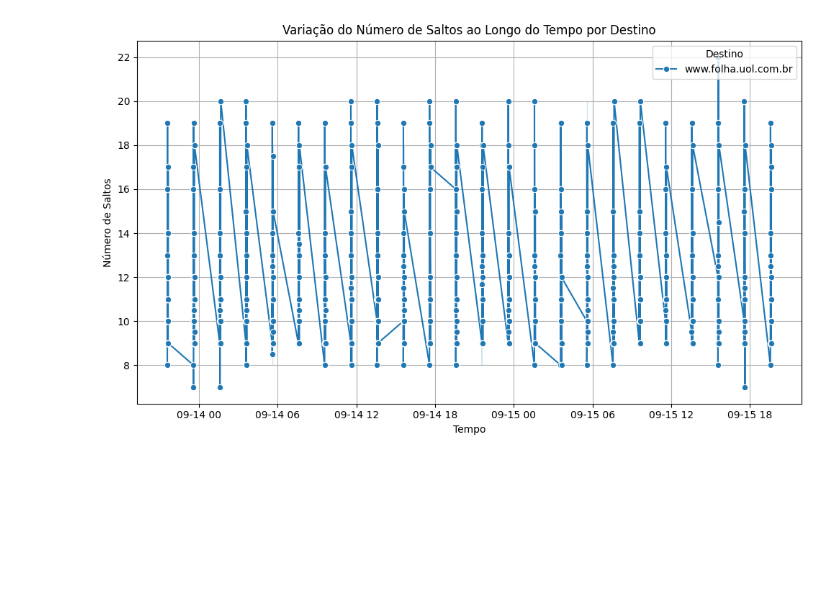
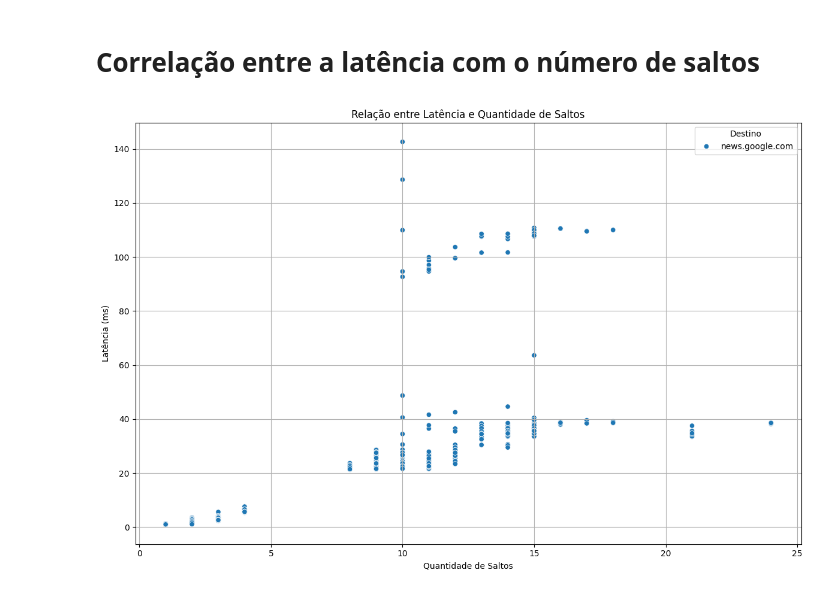
Before and after one commit to Andressalconstantino/Ripe-Atlas-Measurements, a Jupyter notebook: graficos.ipynb, the cells around one changed output. Saved outputs shown, nothing was run; the diff lists cells and outputs as text; code cells hidden in the pictures; blank space fills up the shorter version.

```diff
--- a/graficos.ipynb
+++ b/graficos.ipynb
@@ -52,0 +55,2 @@ pais = list(set(pais))
+# %%
+pais = paises[0] # id do pais que voce quer as probes
@@ -55,7 +61,7 @@ probeGroupedInfo = {}
 with open('jsonFiles/GoogleNews.json', 'r') as jsonFile:
     resultInfo = json.load(jsonFile)
 for probeInfo in resultInfo['info']:
-    if probeInfo["destination_ip_responded"] and getProbeCountry(probeInfo['prb_id']) == pais[2]: # id do pais que voce quer as probes
+    if probeInfo["destination_ip_responded"] and getProbeCountry(probeInfo['prb_id']) == pais:
         probeJson = {
             'probeId': probeInfo['prb_id'],
             'destino': probeInfo['dst_name'],
@@ -71,3 +77,5 @@ for probeInfo in resultInfo['info']:
         else:
             probeGroupedInfo[probeJson['probeId']] = [probeJson]
 ids = [x for x in probeGroupedInfo]
+# %%
+id = ids[0] # de 0 a 3 qual probe por pais voce quer por pais
@@ -74,5 +84,5 @@ ids = [x for x in probeGroupedInfo]
 # %%
-data = probeGroupedInfo[ids[0]] # de 0 a 3 qual probe por pais voce quer
+data = probeGroupedInfo[id]
 
 rows = []
 
@@ -104,7 +114,7 @@ df['timestamp'] = pd.to_datetime(df['timestamp'])
 
 # Plotar a variação da latência ao longo do tempo por destino
 plt.figure(figsize=(12, 8))
-sns.lineplot(data=df, x='timestamp', y='rtt', hue='destination', marker='o', ci=None)
+sns.lineplot(data=df, x='timestamp', y='rtt', hue='destination', marker='o', errorbar=None)
 plt.title('Variação da Latência ao Longo do Tempo por probe')
 plt.xlabel('Tempo')
 plt.ylabel('Latência (ms)')
@@ -153,26 +175,49 @@ plt.show()
+# %% [markdown]
+# Correlação entre a latência com o número de saltos
 # %%
-hop_data = []
-for measurement in data['info']:
-    destination = measurement['dst_name']
-    timestamp = measurement['endtime']
-    hop_count = len([hop for hop in measurement['result'] if 'result' in hop])
-    hop_data.append({
-        'destination': destination,
-        'timestamp': timestamp,
-        'hops': hop_count
-    })
+import pandas as pd
+import matplotlib.pyplot as plt
+import seaborn as sns
 
-hop_df = pd.DataFrame(hop_data)
-hop_df['timestamp'] = pd.to_datetime(hop_df['timestamp'], unit='s')
+data = probeGroupedInfo[ids[1]]  # de 0 a 3 qual probe por país você quer
 
-plt.figure(figsize=(10, 6))
-sns.lineplot(data=hop_df, x='timestamp', y='hops', hue='destination', marker='o')
-plt.title('Variação do Número de Saltos ao Longo do Tempo por Destino')
-plt.xlabel('Tempo')
-plt.ylabel('Número de Saltos')
+rows = []
+
+# Iterar sobre cada medição
+for measurement in data:
+    probe_id = measurement['probeId']
+    destination = measurement['destino']
+    country = measurement['pais']
+    continent = measurement['continente']
+    timestamp = measurement['data']
+
+    for hop_num, hop_latencies in enumerate(measurement['latencia'], start=1):
+        # Ignorar saltos vazios
+        if hop_latencies:
+            for rtt in hop_latencies:
+                rows.append({
+                    'probe_id': probe_id,
+                    'destination': destination,
+                    'country': country,
+                    'continent': continent,
+                    'timestamp': timestamp,
+                    'hop': hop_num,
+                    'rtt': rtt
+                })
+
+# Criar o DataFrame
+df = pd.DataFrame(rows)
+df['timestamp'] = pd.to_datetime(df['timestamp'])
+
+# Plotar a relação entre latência e quantidade de saltos
+plt.figure(figsize=(12, 8))
+sns.scatterplot(data=df, x='hop', y='rtt', hue='destination', marker='o')
+plt.title('Relação entre Latência e Quantidade de Saltos')
+plt.xlabel('Quantidade de Saltos')
+plt.ylabel('Latência (ms)')
 plt.legend(title='Destino', loc='upper right')
 plt.grid(True)
 plt.tight_layout()
 plt.show()
 # %% [output]
-[figure, old version]
+[figure, new version]
```
Also changed, not shown: parts of 8 cells of this notebook.
